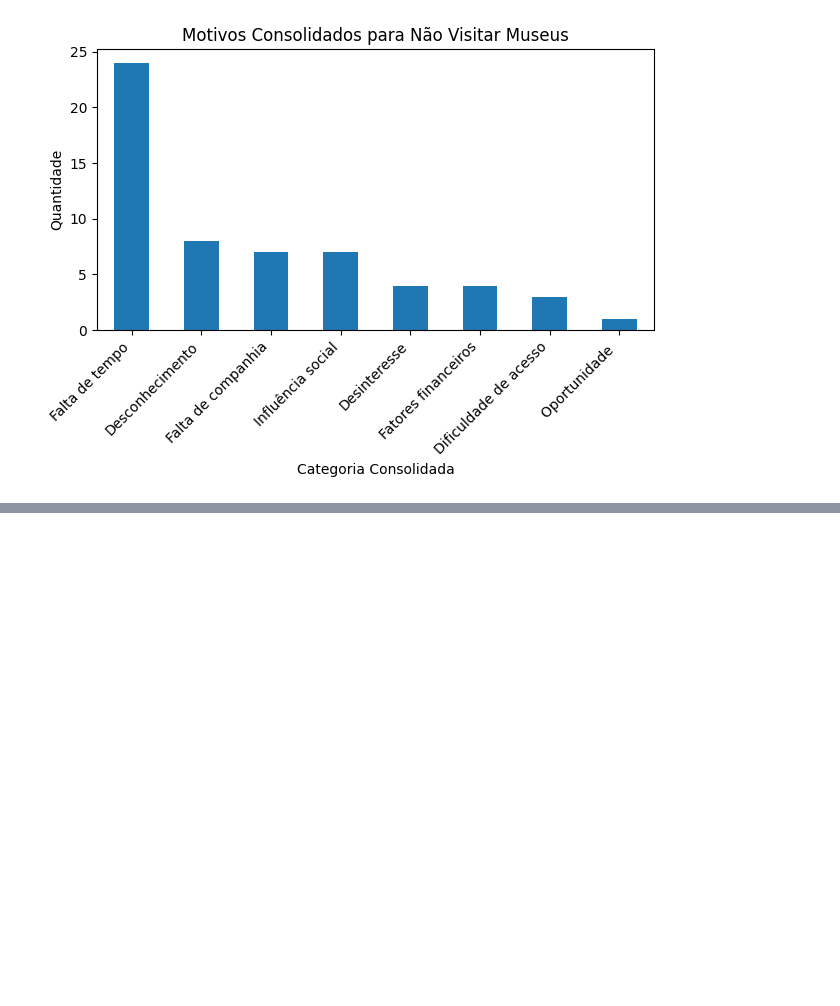
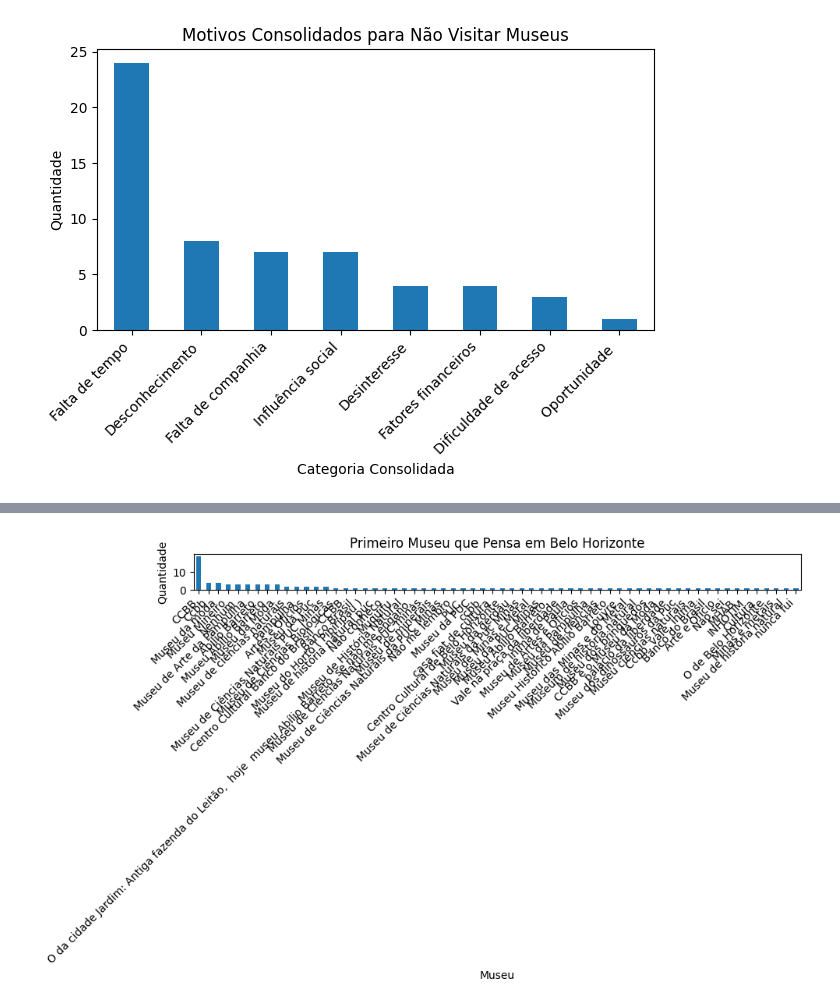
Before and after one commit to brunasaturnino/Usu-rios, a Jupyter notebook: graficos.ipynb, the cells around one changed output, grey strips where cells are left out. Cells and saved outputs as stored; diff of their text form; code cells hidden in the pictures; blank space fills up the shorter version.

```diff
--- a/graficos.ipynb
+++ b/graficos.ipynb
@@ -361,0 +306,14 @@ plt.show()
+# %%
+# Contar o primeiro museu que os participantes pensam
+primeiro_museu = data['Quando_você_pensa_nos_Museus_de_Belo_Horizonte_qual_o_primeiro_que_você_lembra'].value_counts()
+
+# Criar gráfico de barras
+primeiro_museu.plot(kind='bar', figsize=(10, 6))
+plt.title('Primeiro Museu que Pensa em Belo Horizonte')
+plt.ylabel('Quantidade')
+plt.xlabel('Museu')
+plt.xticks(rotation=45, ha='right')
+plt.tight_layout()
+plt.show()
+# %% [output]
+[figure, added]
```
Also changed, not shown: parts of 12 cells of this notebook.
